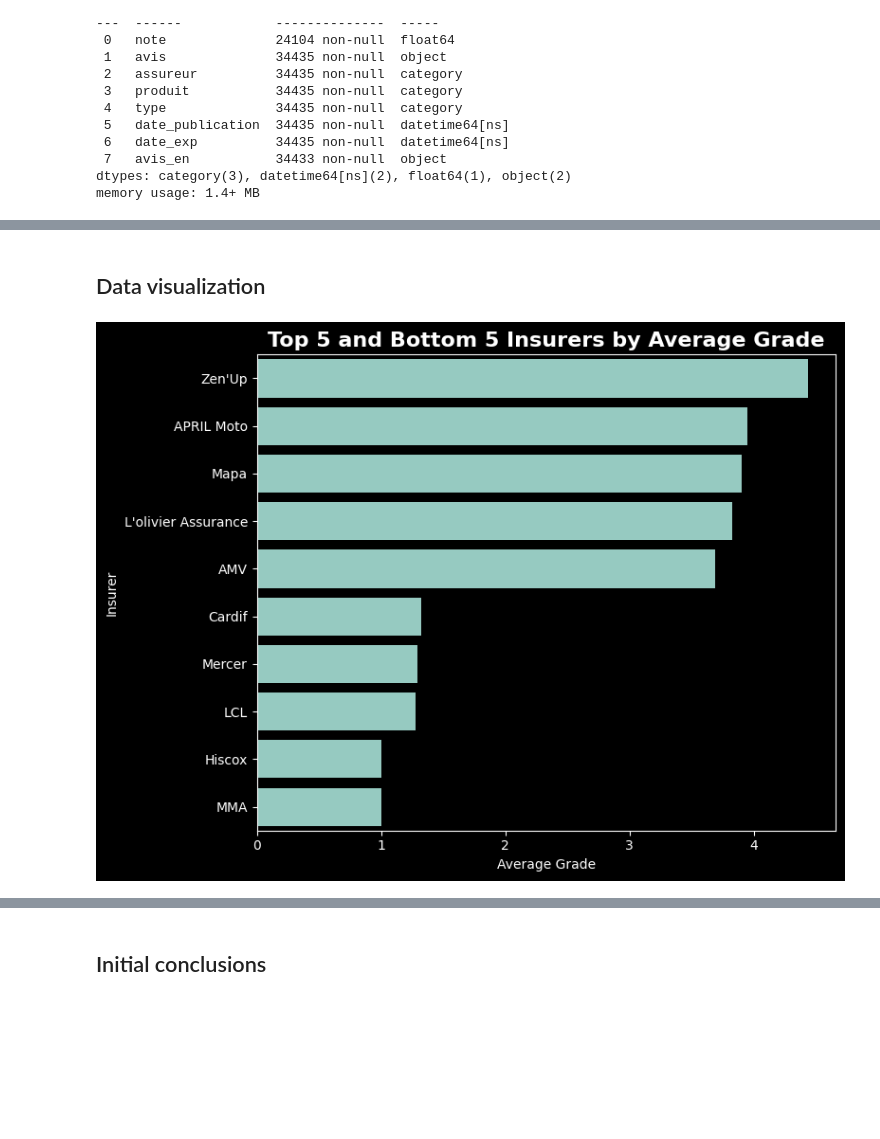
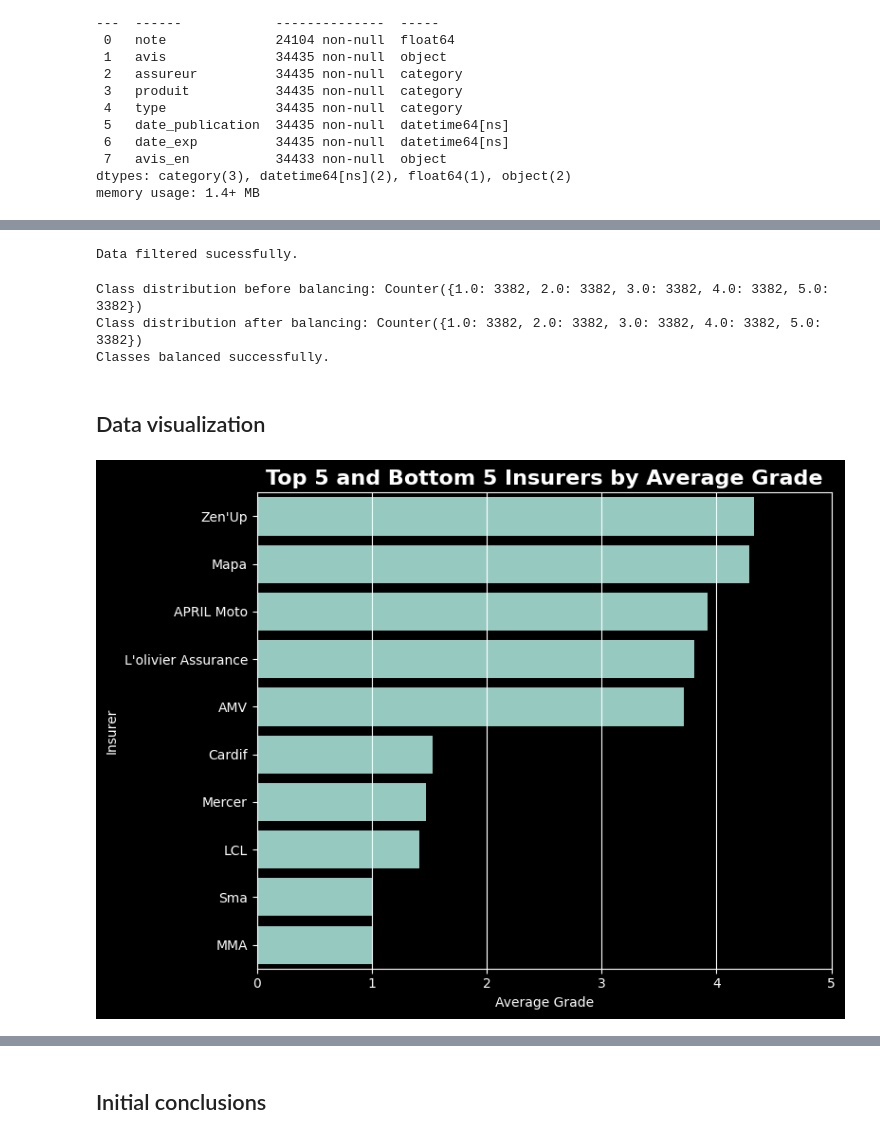
Before and after one commit to BastienCherel/NLP-Supervised-Learning, a Jupyter notebook: data_exploration.ipynb, the cells around one changed output, grey strips where cells are left out. Cells and saved outputs as stored; diff of their text form; code cells hidden in the pictures; blank space fills up the shorter version.

```diff
--- a/data_exploration.ipynb
+++ b/data_exploration.ipynb
@@ -78,34 +62,98 @@ df
+# %%
+def keep_labeled_ratings(df):
+    try:
+        df_copy = df[df["type"] == "train"].copy()
+        df_copy.drop("type", axis=1, inplace=True)
+        print("Data filtered sucessfully.")
+        return df_copy
+    except Exception as e:
+        print(f"Cannot filter the dataset : {e}")
+        return None
+
+
+df = keep_labeled_ratings(df)
+# %% [output]
+Data filtered sucessfully.
+# %%
+from imblearn.under_sampling import RandomUnderSampler
+from collections import Counter
+def balance_classes(df):
+    try:
+        # Separate features and target variable
+        X = df.drop("note", axis=1)  # Features
+        y = df["note"]  # Target variable
+
+        # Check class distribution before balancing
+        print("Class distribution before balancing:", Counter(y))
+
+        # Undersample the majority class
+        undersample = RandomUnderSampler(sampling_strategy='auto', random_state=42)
+        X_res, y_res = undersample.fit_resample(X, y)
+
+        # Check class distribution after balancing
+        print("Class distribution after balancing:", Counter(y_res))
+
+        # Reconstruct the balanced DataFrame
+        df_balanced = pd.DataFrame(X_res, columns=X.columns)
+        df_balanced["note"] = y_res
+
+        print("Classes balanced successfully.")
+        return df_balanced
+    except Exception as e:
+        print(f"Could not balance classes: {e}")
+        return None
+
+df = balance_classes(df)
+# %% [output]
+Class distribution before balancing: Counter({1.0: 3382, 2.0: 3382, 3.0: 3382, 4.0: 3382, 5.0: 3382})
+Class distribution after balancing: Counter({1.0: 3382, 2.0: 3382, 3.0: 3382, 4.0: 3382, 5.0: 3382})
+Classes balanced successfully.
+# %%
+import re
+def clean_text(text):
+    try:
+        text = re.sub(r'\n', ' ', text)  # Replace newlines with a space
+        text = re.sub(r'\s+', ' ', text)  # Replace multiple spaces with one
+        return text
+    except Exception as e:
+        print("No translation")
+        return "No translation"
+df["avis_en"] = df["avis_en"].apply(clean_text)
+# Removing rows without translation
+df = df[df['avis_en'] != 'No translation']
 # %% [markdown]
 ## Data visualization
 # %%
 import pandas as pd
 import matplotlib.pyplot as plt
 import seaborn as sns
 
 # Group by 'assureur' and calculate the mean of 'note'
 average_grade_by_insurer = df.groupby('assureur', observed=True)['note'].mean().reset_index()
 
 # Sort the data by the average grade for better visualization
 average_grade_by_insurer = average_grade_by_insurer.sort_values(by='note', ascending=False)
 
 # Select the top 5 and bottom 5 insurers
 top_5 = average_grade_by_insurer.head(5)
 bottom_5 = average_grade_by_insurer.tail(5)
 
 # Combine the top 5 and bottom 5 insurers
 selected_insurers = pd.concat([top_5, bottom_5])
 
 # Plotting using seaborn
 plt.figure(figsize=(8, 6))
 sns.barplot(x='note', y='assureur', data=selected_insurers, order=selected_insurers['assureur'])
 plt.title('Top 5 and Bottom 5 Insurers by Average Grade',fontsize=16, fontweight='bold')
 plt.xlabel('Average Grade')
 plt.ylabel('Insurer')
+plt.xlim((0,5))
+plt.grid(axis = "x")
 plt.tight_layout()
 plt.savefig("media/insurerstandings.png")
 plt.show()
 # %% [output]
-[figure, old version]
+[figure, new version]
 # %%
 import pandas as pd
 import matplotlib.pyplot as plt
```
Also changed, not shown: parts of 7 cells of this notebook, 17 other files.
